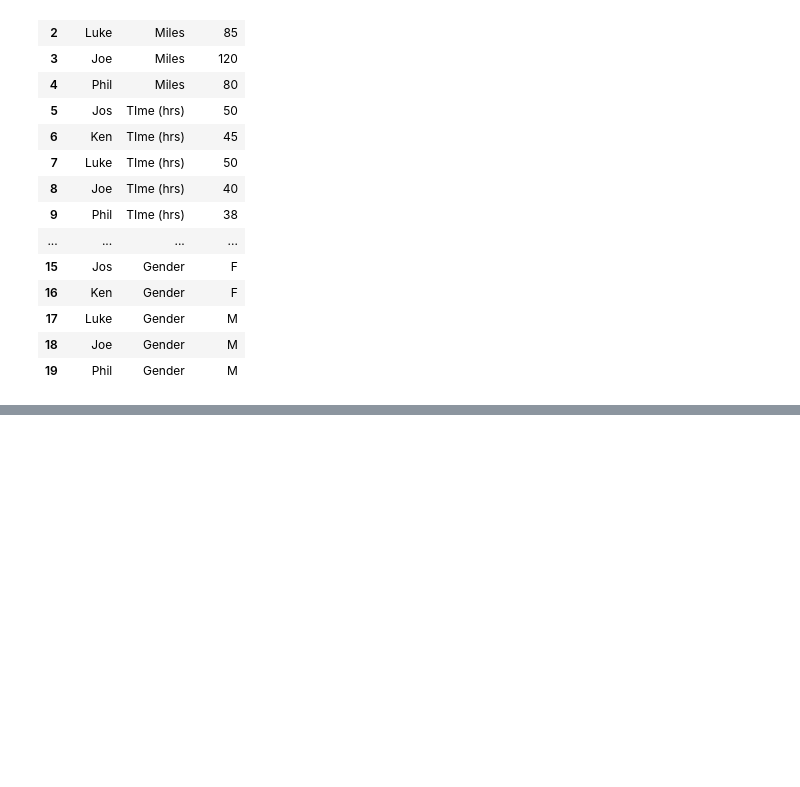
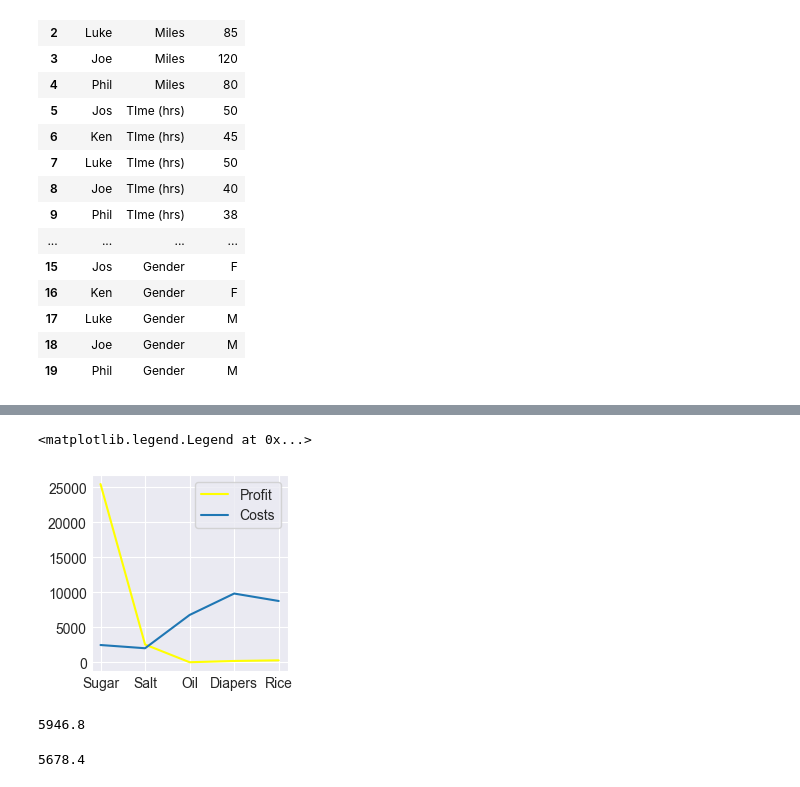
Before and after one commit to hectorherreraespinola/DataAnalys50DaysChallenge, a Jupyter notebook: 50DaysChallenge.ipynb, the cells around one changed output, grey strips where cells are left out. Saved outputs shown, nothing was run; the diff lists cells and outputs as text; code cells hidden in the pictures; blank space fills up the shorter version.

```diff
--- a/50DaysChallenge.ipynb
+++ b/50DaysChallenge.ipynb
@@ -1236,0 +1283,21 @@ df_set_long
+# %%
+#Using pandas, and Matplotlib, create a line plot of the costs and profits of all products.
+
+plt.plot(df20["Products"], df20["Profit"], label="Profit", color="Yellow")
+
+plt.plot(df20["Products"], df20["Costs"], label="Costs")
+
+plt.legend()
+# %% [output]
+<matplotlib.legend.Legend at 0x...>
+[figure, added]
+# %%
+# Average cost
+print(df20["Costs"].mean())
+# %% [output]
+5946.8
+# %%
+# Average Profit
+print(df20["Profit"].mean())
+# %% [output]
+5678.4
```
Also changed, not shown: parts of 7 cells of this notebook.
